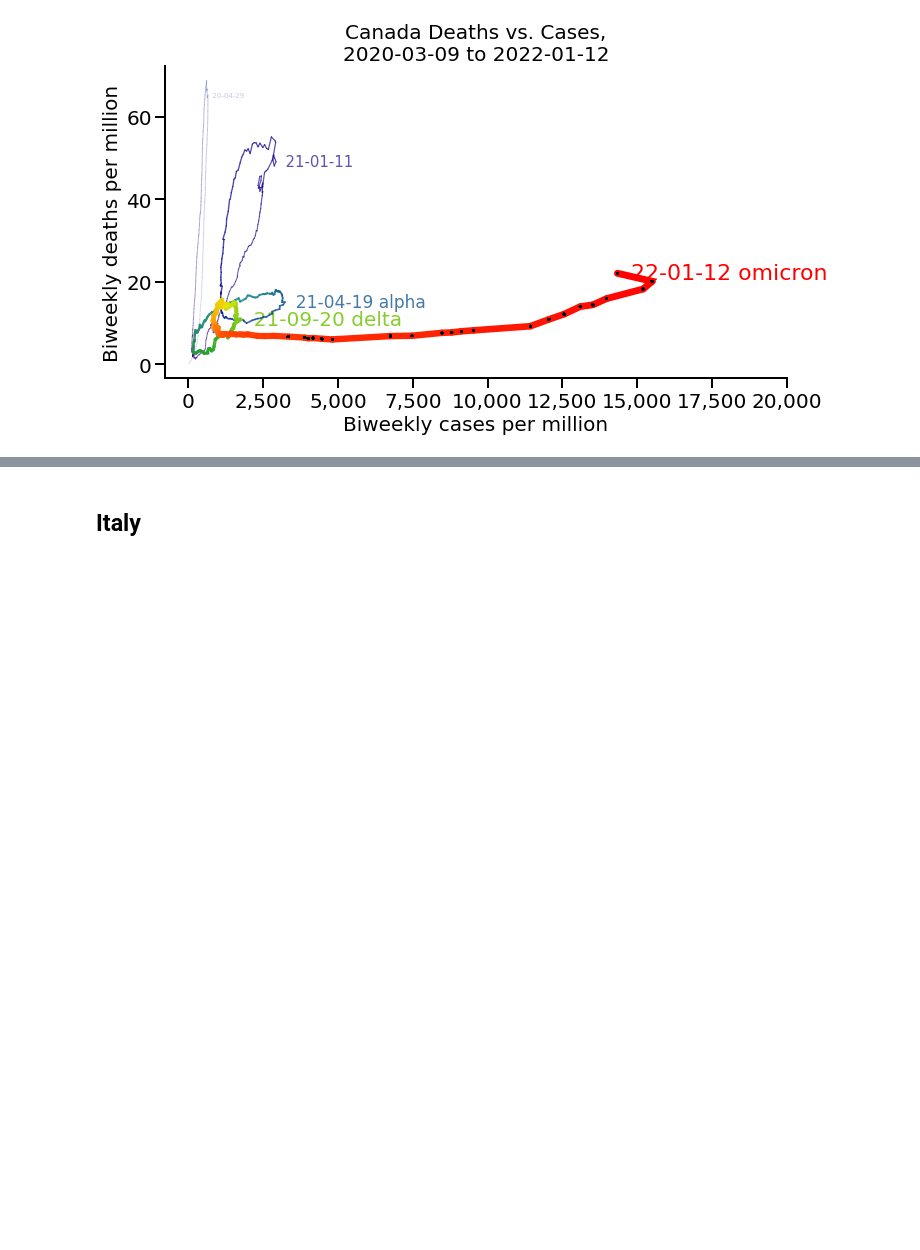
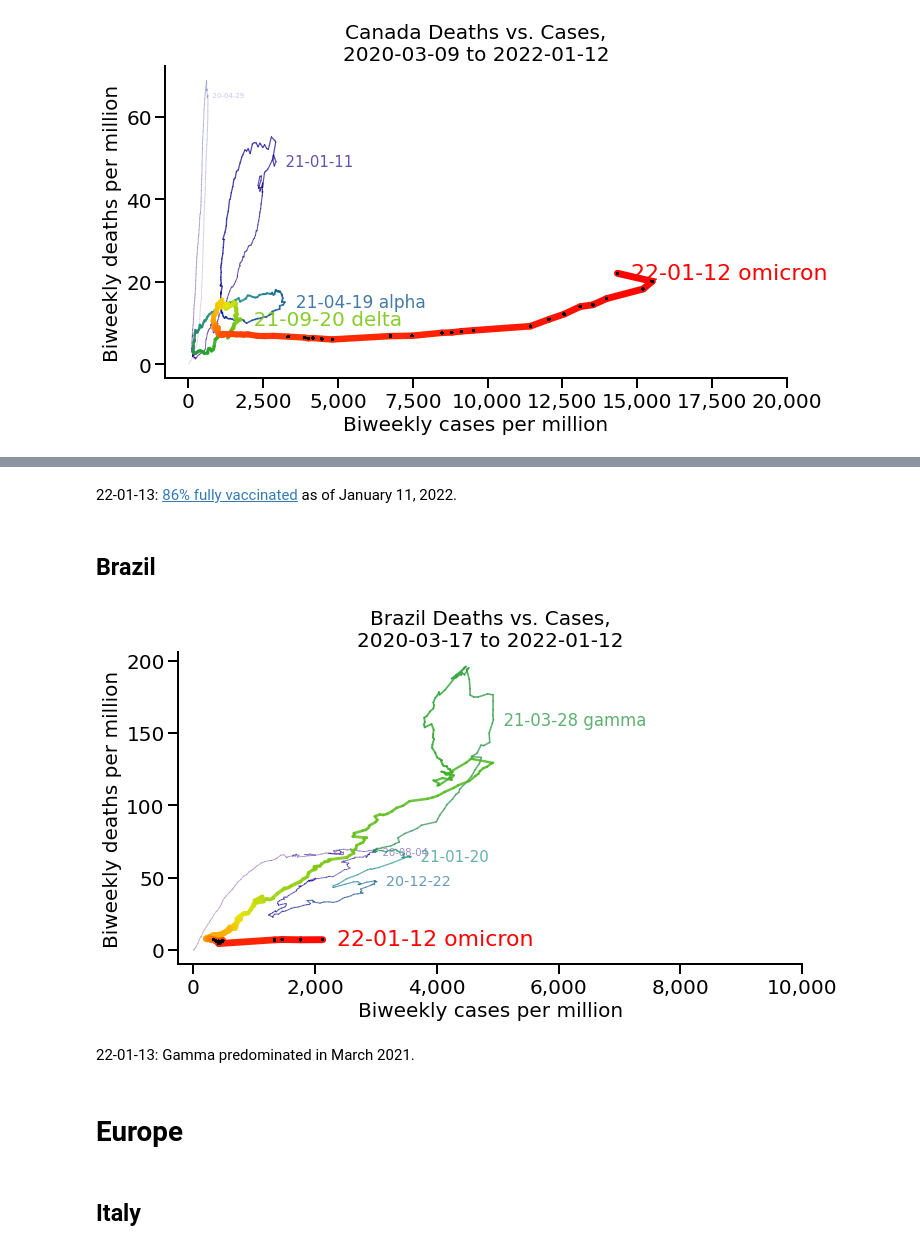
Before and after one commit to rarnaout/Covidcycles, a Jupyter notebook: covid_deaths_vs_cases.ipynb, the cells around one changed output, grey strips where cells are left out. Saved outputs shown, nothing was run; the diff lists cells and outputs as text; code cells hidden in the pictures; blank space fills up the shorter version.

```diff
--- a/covid_deaths_vs_cases.ipynb
+++ b/covid_deaths_vs_cases.ipynb
@@ -258,3 +280,15 @@ plot_deaths_vs_cases("Cuba", figsize=(9,6), xmax=20000)
+# %% [markdown]
+22-01-13: <a href="https://ourworldindata.org/covid-vaccinations">86% fully vaccinated</a> as of January 11, 2022.
+# %% [markdown]
+## Brazil
+# %%
+plot_deaths_vs_cases("Brazil", variants=["", "", "", " gamma", " omicron"], figsize=(9,6), xmax=10000)
+# %% [output]
+[figure, added]
+# %% [markdown]
+22-01-13: Gamma predominated in March 2021.
+# %% [markdown]
+# Europe
 # %% [markdown]
 ## Italy
 # %%
```
Also changed, not shown: parts of 52 cells of this notebook, 30 other files.
